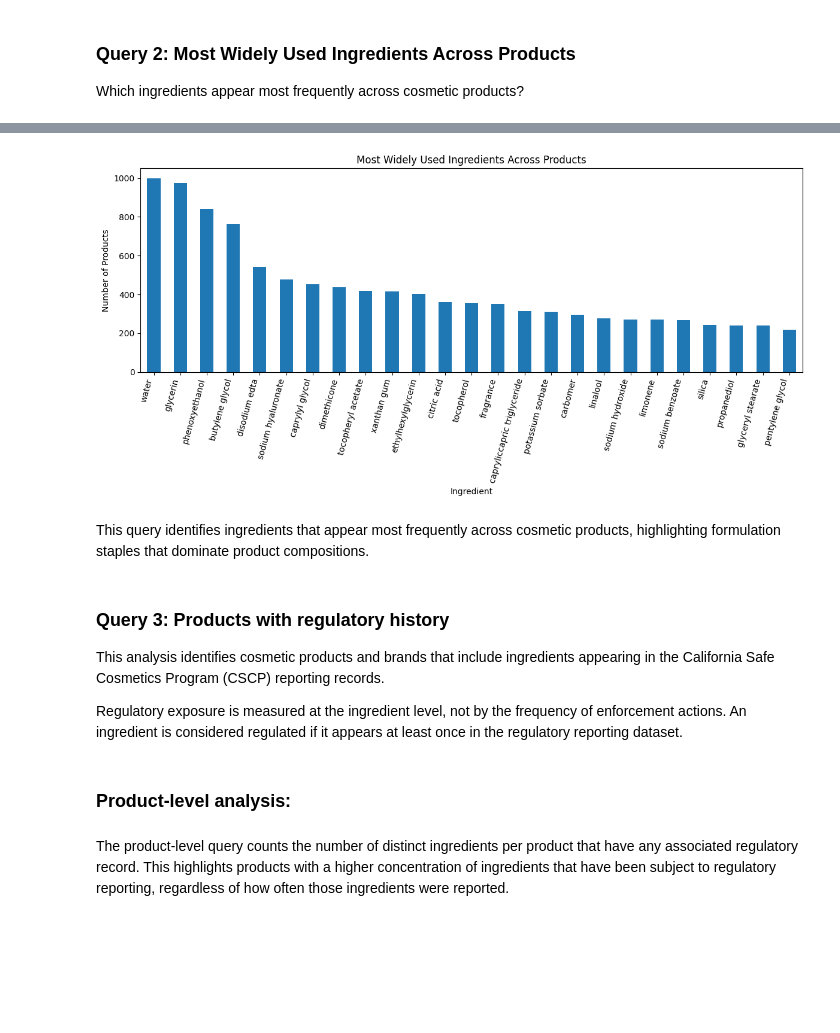
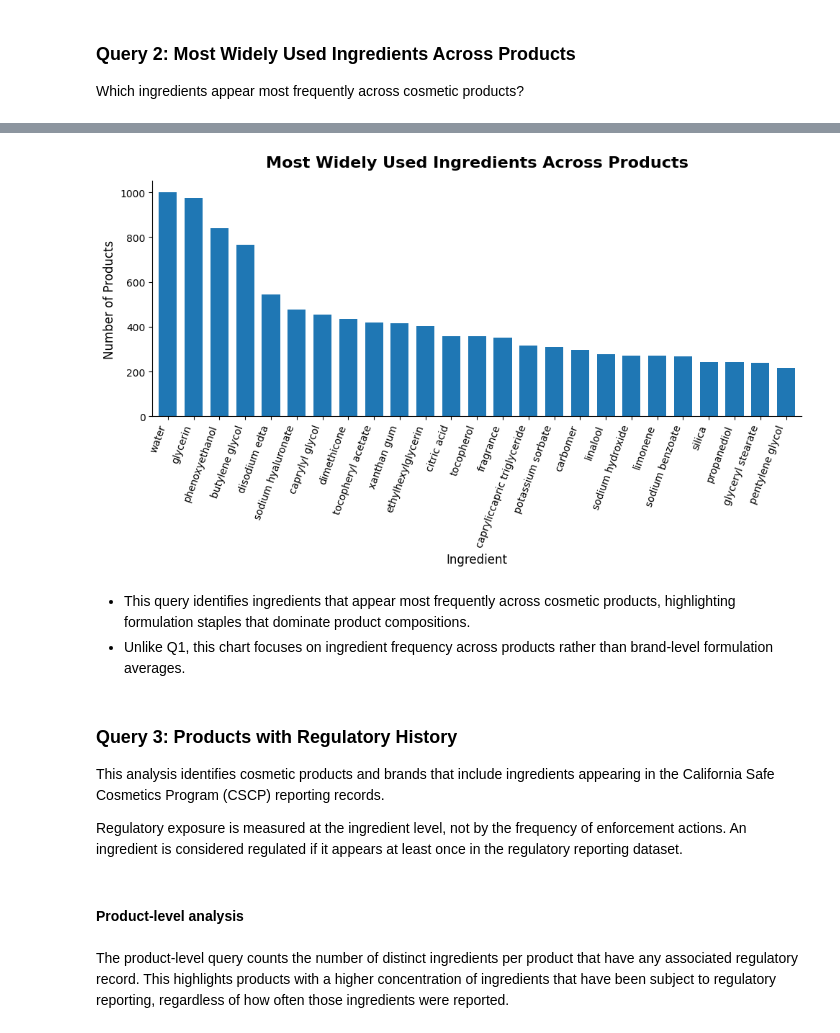
Before and after one commit to angelakberry/beauty_wizard, a Jupyter notebook: beauty_wizard.ipynb, the cells around one changed output, grey strips where cells are left out. Drawn from its saved outputs; the diff is of its cells as text; code cells hidden in the pictures; blank space fills up the shorter version.

```diff
--- a/beauty_wizard.ipynb
+++ b/beauty_wizard.ipynb
@@ -718,30 +631,35 @@ df_top_ingredients.shape
-# %%
-# Q2 Visualization
-
-df_top_ingredients.plot(
-    kind="bar",
-    x="ingredient_name",
-    y="product_count",
-    legend=False
-)
-plt.title("Most Widely Used Ingredients Across Products")
-plt.xlabel("Ingredient")
-plt.ylabel("Number of Products")
-plt.xticks(rotation=75, ha="right")
-plt.tight_layout()
-plt.show()
-# %% [output]
-[figure, removed]
+# %%
+# Q2 Visualization
+df_top_ingredients.plot(
+    kind="bar",
+    x="ingredient_name",
+    y="product_count",
+    legend=False,
+    figsize=(10, 6),
+    width=0.7
+)
+plt.title("Most Widely Used Ingredients Across Products", fontsize=16,
+    weight="bold",
+    pad=14)
+plt.xlabel("Ingredient", fontsize=12)
+plt.ylabel("Number of Products", fontsize=12)
+plt.xticks(rotation=70, ha="right", fontsize=10)
+plt.tight_layout()
+sns.despine(top=True, right=True)
+plt.show()
+# %% [output]
+[figure, added]
 # %% [markdown]
-This query identifies ingredients that appear most frequently across cosmetic products, highlighting formulation staples that dominate product compositions.
+- This query identifies ingredients that appear most frequently across cosmetic products, highlighting formulation staples that dominate product compositions.
+- Unlike Q1, this chart focuses on ingredient frequency across products rather than brand-level formulation averages.
 # %% [markdown]
-### Query 3: Products with regulatory history
+### Query 3: Products with Regulatory History
 
 This analysis identifies cosmetic products and brands that include ingredients appearing in the California Safe Cosmetics Program (CSCP) reporting records.
 
 Regulatory exposure is measured at the ingredient level, not by the frequency of enforcement actions. An ingredient is considered regulated if it appears at least once in the regulatory reporting dataset.
 # %% [markdown]
-### Product-level analysis:
+#### Product-level analysis
 # %% [markdown]
 The product-level query counts the number of distinct ingredients per product that have any associated regulatory record. This highlights products with a higher concentration of ingredients that have been subject to regulatory reporting, regardless of how often those ingredients were reported.
 # %%
```
Also changed, not shown: parts of 56 cells of this notebook, 1 other file.
